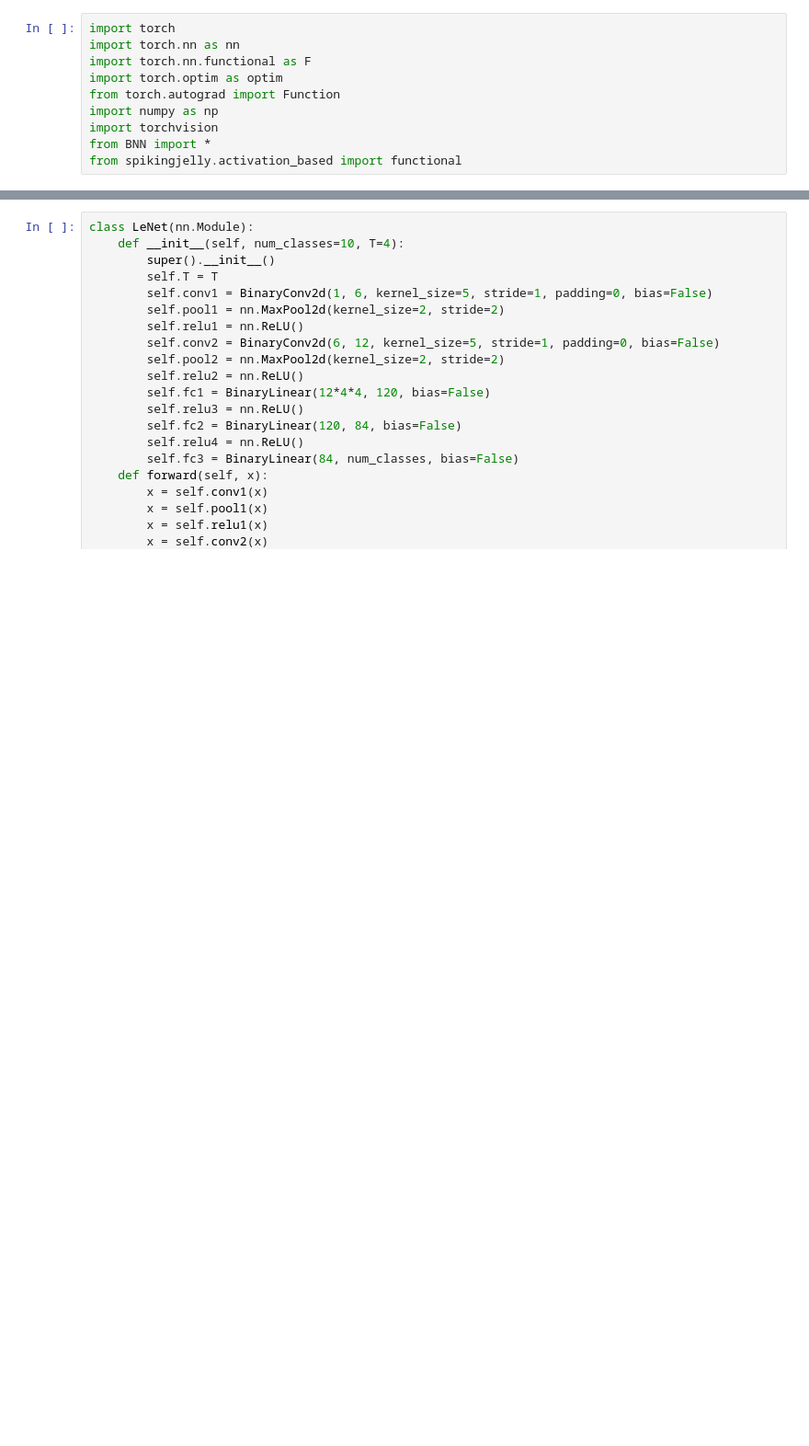
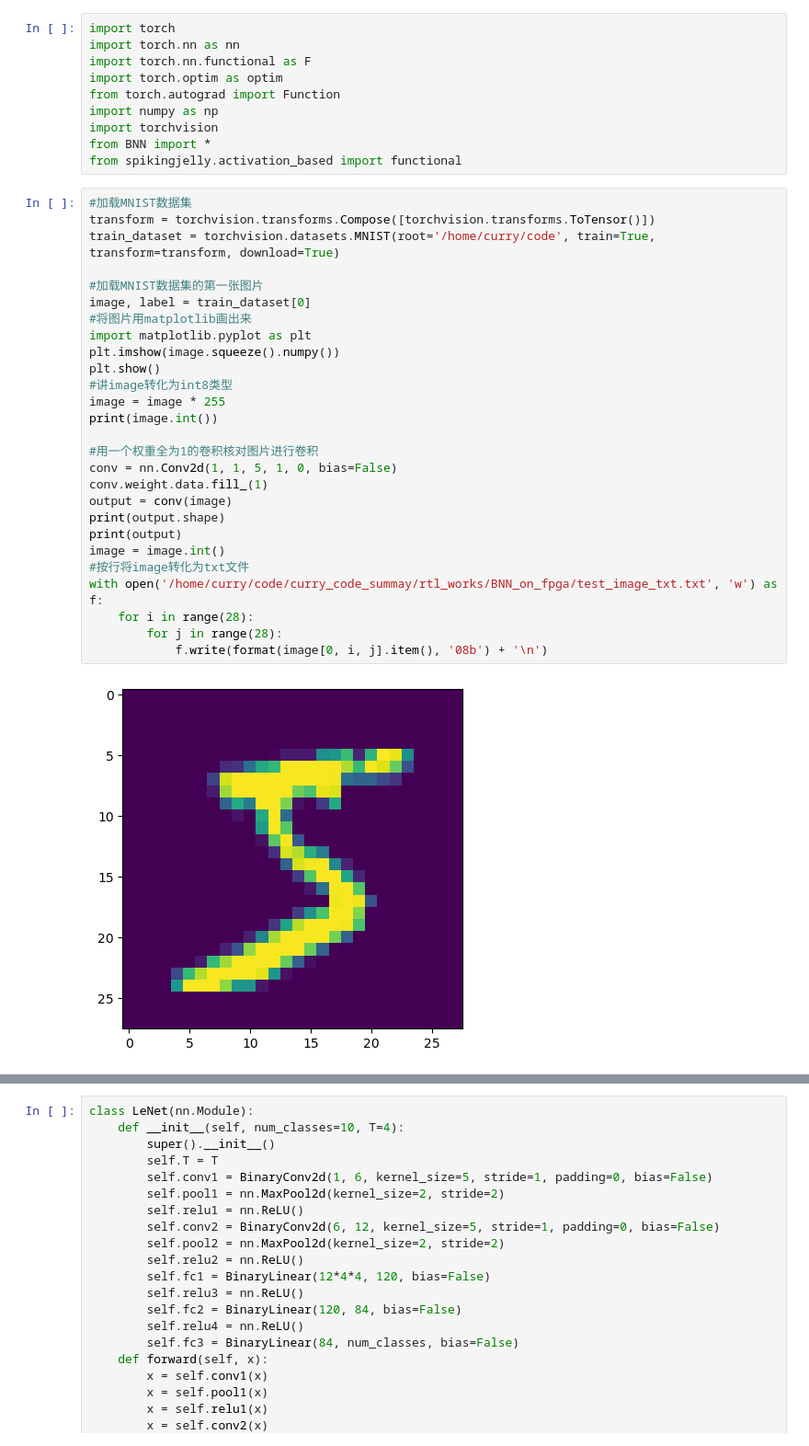
Before and after one commit to curryfromuestc/curry_code_summay, a Jupyter notebook: rtl_works/BNN_on_fpga/train/train.ipynb, the cells around one changed output, grey strips where cells are left out. Shown at 92% size. Drawn from its saved outputs; the diff is of its cells as text; blank space fills up the shorter version.

```diff
--- a/rtl_works/BNN_on_fpga/train/train.ipynb
+++ b/rtl_works/BNN_on_fpga/train/train.ipynb
@@ -8,3 +8,32 @@ import numpy as np
 import torchvision
 from BNN import *
 from spikingjelly.activation_based import functional
+# %%
+#加载MNIST数据集
+transform = torchvision.transforms.Compose([torchvision.transforms.ToTensor()])
+train_dataset = torchvision.datasets.MNIST(root='/home/curry/code', train=True, transform=transform, download=True)
+
+#加载MNIST数据集的第一张图片
+image, label = train_dataset[0]
+#将图片用matplotlib画出来
+import matplotlib.pyplot as plt
+plt.imshow(image.squeeze().numpy())
+plt.show()
+#讲image转化为int8类型
+image = image * 255
+print(image.int())
+
+#用一个权重全为1的卷积核对图片进行卷积
+conv = nn.Conv2d(1, 1, 5, 1, 0, bias=False)
+conv.weight.data.fill_(1)
+output = conv(image)
+print(output.shape)
+print(output)
+image = image.int()
+#按行将image转化为txt文件
+with open('/home/curry/code/curry_code_summay/rtl_works/BNN_on_fpga/test_image_txt.txt', 'w') as f:
+    for i in range(28):
+        for j in range(28):
+            f.write(format(image[0, i, j].item(), '08b') + '\n')
+# %% [output]
+[figure, added]
```
Also changed, not shown: parts of 2 cells of this notebook, 1 other file.
